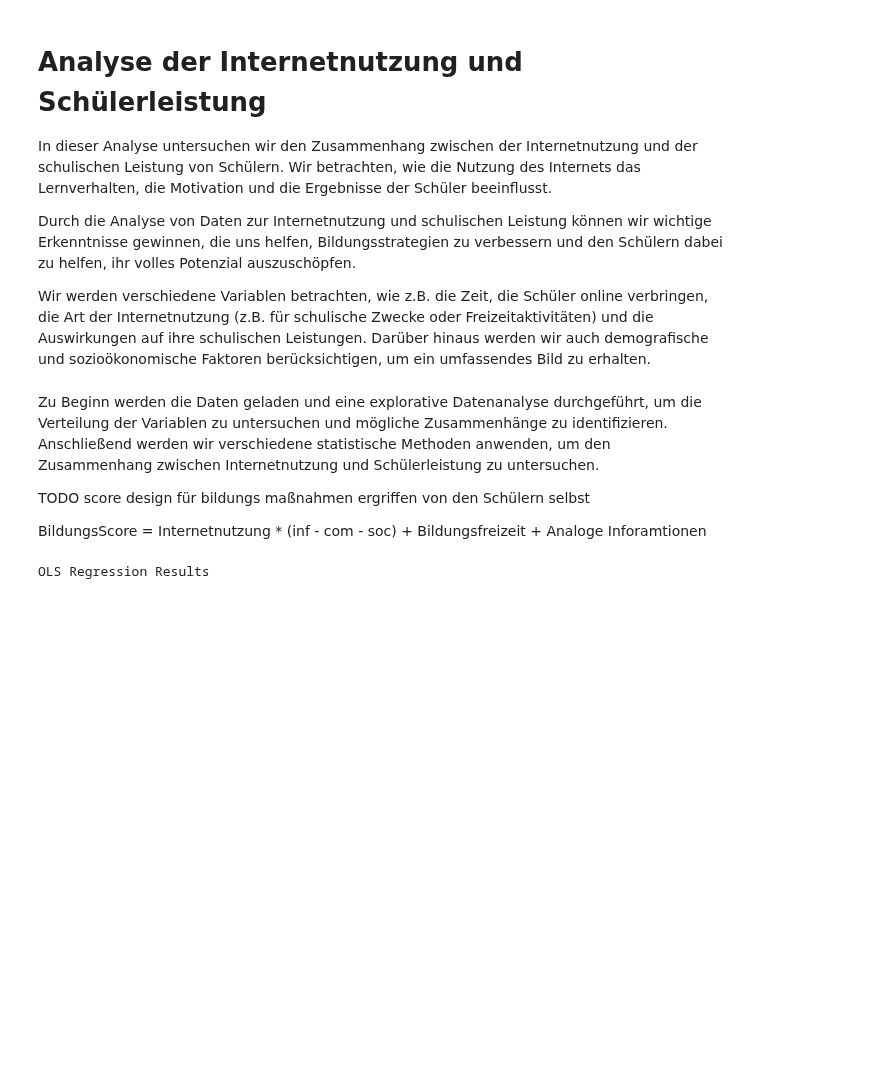
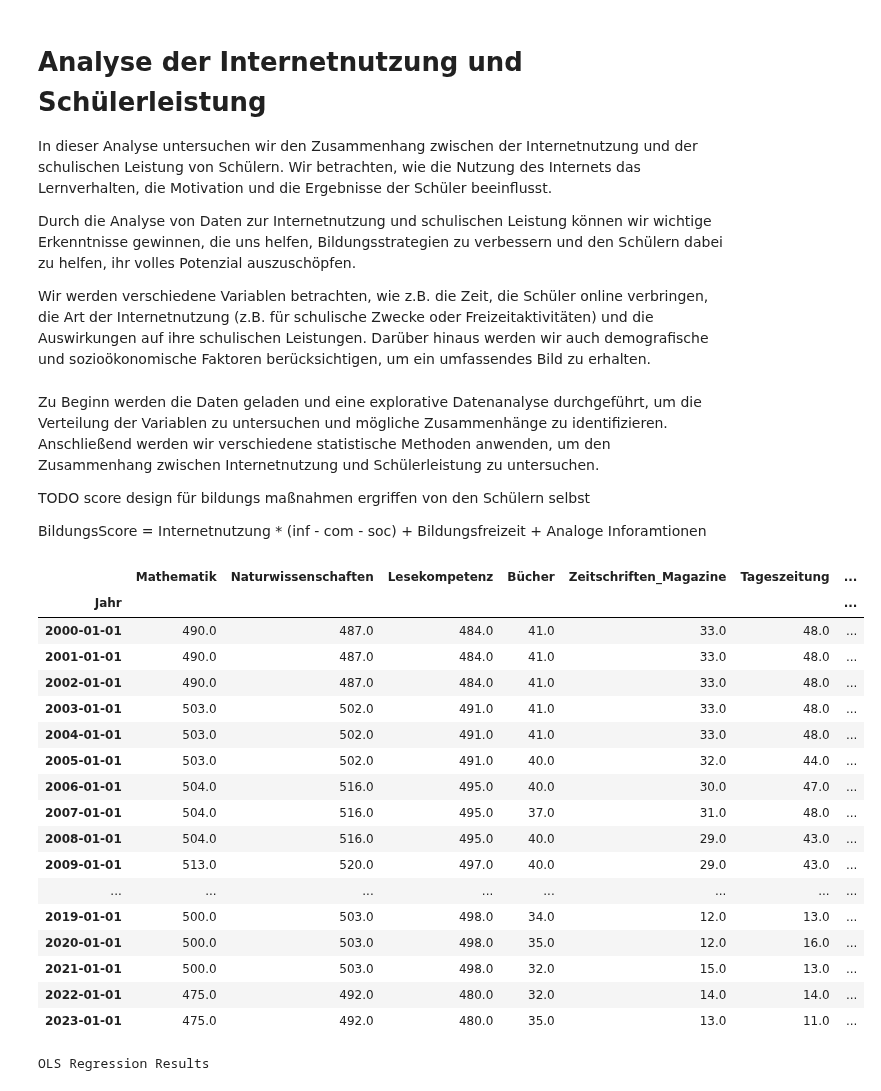
Before and after one commit to Potatotime13/RandomStuff, a Jupyter notebook: Anabell/analyse.ipynb, the cells around one changed output. Cells and saved outputs as stored; diff of their text form; code cells hidden in the pictures; blank space fills up the shorter version.

```diff
--- a/Anabell/analyse.ipynb
+++ b/Anabell/analyse.ipynb
@@ -47,8 +49,33 @@ inet_usage_cat.index = pd.to_datetime(inet_usage_cat.index)
 # %%
 # Merge the data
-data = pd.concat([pisa_math, pisa_nature, pisa_reading, internet_usage, print_usage, politics, music_school_attendance, music_schools, inet_usage_cat], axis=1).sort_index().ffill().bfill()
+data_raw = pd.concat([pisa_math, pisa_nature, pisa_reading, print_usage, politics, music_school_attendance, internet_usage, inet_usage_cat], axis=1)
+data = data_raw.sort_index().ffill().bfill()
 data = data.loc['2000':]
 #data = data / data.iloc[0,:]
 data['score'] = (data['Mathematik'] + data['Naturwissenschaften'] + data['Lesekompetenz']) / 3
 data['score_diff'] = data['score'].diff()
 data['score_diff'] = data['score_diff'].replace(0, np.nan).bfill()
+
+# education score
+data['education_score'] = data['InternetMinuten'] / 1000 * (data['inf'] - data['soc'] - data['com']) + data['AnzahlSchuler'] / 900000 + (data['Tageszeitung'] + data['Zeitschriften_Magazine'] + data['Bücher']) / 3
+# %%
+data
+# %% [output]
+|  | Mathematik | Naturwissenschaften | Lesekompetenz | Bücher | Zeitschriften_Magazine | Tageszeitung | ... |
+| Jahr |  |  |  |  |  |  | ... |
+| 2000-01-01 | 490.0 | 487.0 | 484.0 | 41.0 | 33.0 | 48.0 | ... |
+| 2001-01-01 | 490.0 | 487.0 | 484.0 | 41.0 | 33.0 | 48.0 | ... |
+| 2002-01-01 | 490.0 | 487.0 | 484.0 | 41.0 | 33.0 | 48.0 | ... |
+| 2003-01-01 | 503.0 | 502.0 | 491.0 | 41.0 | 33.0 | 48.0 | ... |
+| 2004-01-01 | 503.0 | 502.0 | 491.0 | 41.0 | 33.0 | 48.0 | ... |
+| 2005-01-01 | 503.0 | 502.0 | 491.0 | 40.0 | 32.0 | 44.0 | ... |
+| 2006-01-01 | 504.0 | 516.0 | 495.0 | 40.0 | 30.0 | 47.0 | ... |
+| 2007-01-01 | 504.0 | 516.0 | 495.0 | 37.0 | 31.0 | 48.0 | ... |
+| 2008-01-01 | 504.0 | 516.0 | 495.0 | 40.0 | 29.0 | 43.0 | ... |
+| 2009-01-01 | 513.0 | 520.0 | 497.0 | 40.0 | 29.0 | 43.0 | ... |
+| ... | ... | ... | ... | ... | ... | ... | ... |
+| 2019-01-01 | 500.0 | 503.0 | 498.0 | 34.0 | 12.0 | 13.0 | ... |
+| 2020-01-01 | 500.0 | 503.0 | 498.0 | 35.0 | 12.0 | 16.0 | ... |
+| 2021-01-01 | 500.0 | 503.0 | 498.0 | 32.0 | 15.0 | 13.0 | ... |
+| 2022-01-01 | 475.0 | 492.0 | 480.0 | 32.0 | 14.0 | 14.0 | ... |
+| 2023-01-01 | 475.0 | 492.0 | 480.0 | 35.0 | 13.0 | 11.0 | ... |
```
Also changed, not shown: parts of 3 cells of this notebook.
